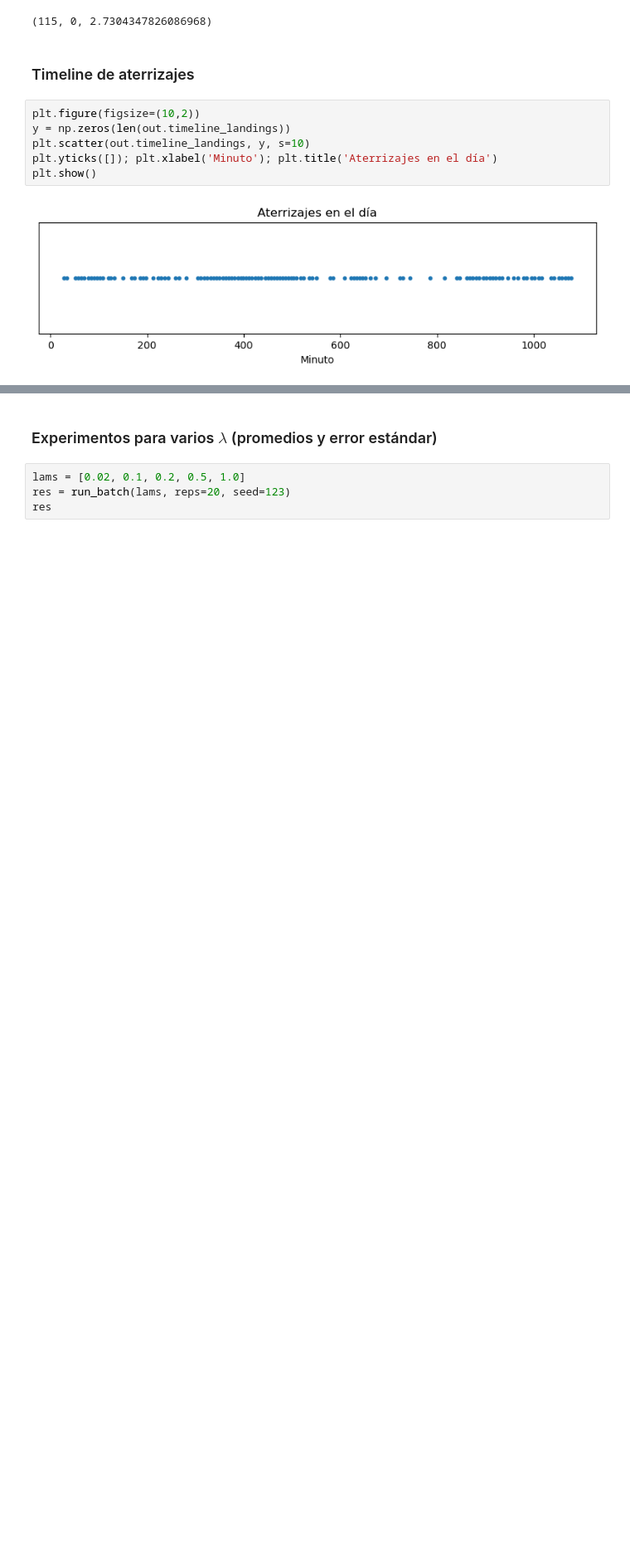
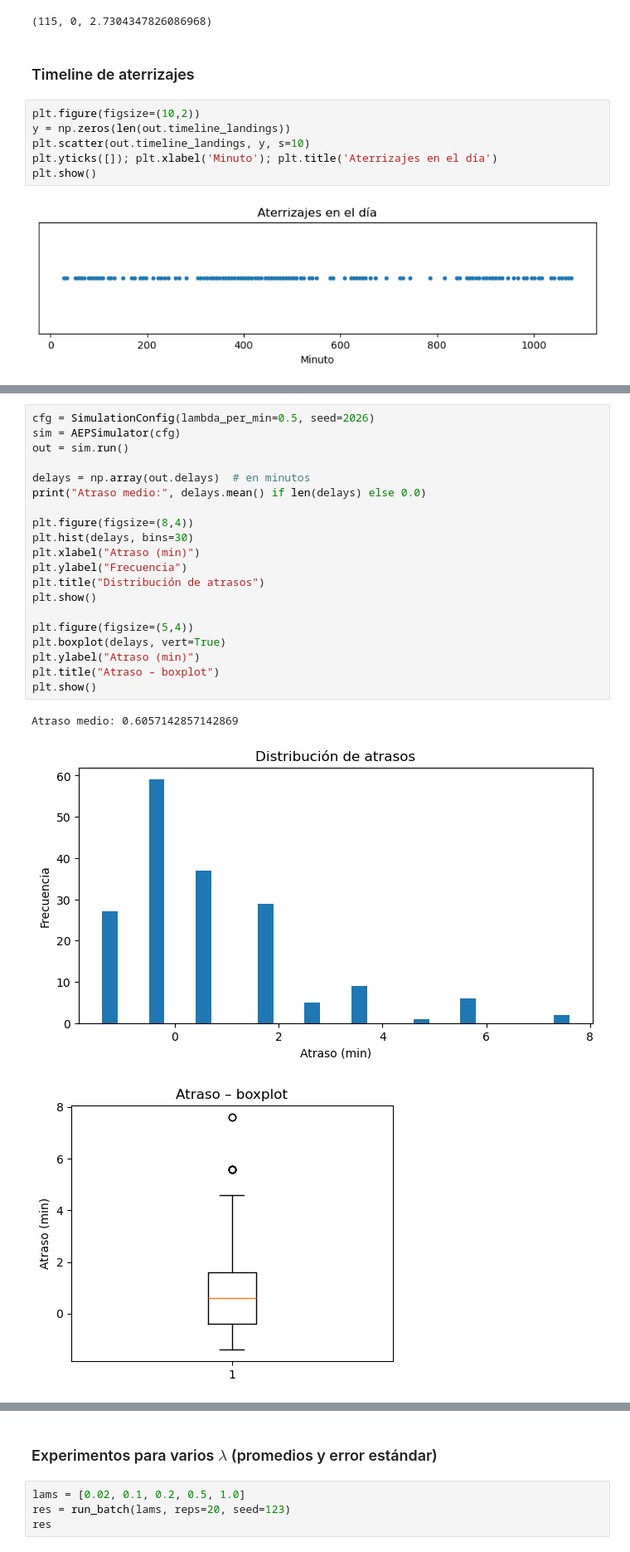
Before and after one commit to 1sabelnunez/TP1_ACN, a Jupyter notebook: TP1_ACN_demo.ipynb, the cells around one changed output, grey strips where cells are left out. Shown: that part at 83% size. Saved outputs shown, nothing was run; the diff lists cells and outputs as text; blank space fills up the shorter version.

```diff
--- a/TP1_ACN_demo.ipynb
+++ b/TP1_ACN_demo.ipynb
@@ -41,0 +125,24 @@ plt.show()
+# %%
+cfg = SimulationConfig(lambda_per_min=0.5, seed=2026)
+sim = AEPSimulator(cfg)
+out = sim.run()
+
+delays = np.array(out.delays)  # en minutos
+print("Atraso medio:", delays.mean() if len(delays) else 0.0)
+
+plt.figure(figsize=(8,4))
+plt.hist(delays, bins=30)
+plt.xlabel("Atraso (min)")
+plt.ylabel("Frecuencia")
+plt.title("Distribución de atrasos")
+plt.show()
+
+plt.figure(figsize=(5,4))
+plt.boxplot(delays, vert=True)
+plt.ylabel("Atraso (min)")
+plt.title("Atraso – boxplot")
+plt.show()
+# %% [output]
+Atraso medio: 0.6057142857142869
+[figure, added]
+[figure, added]
```
Also changed, not shown: parts of 9 cells of this notebook.
